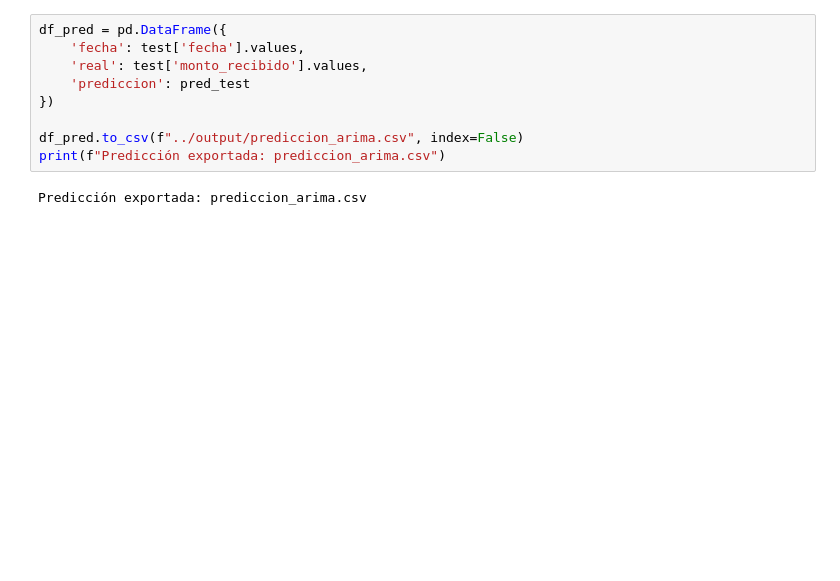
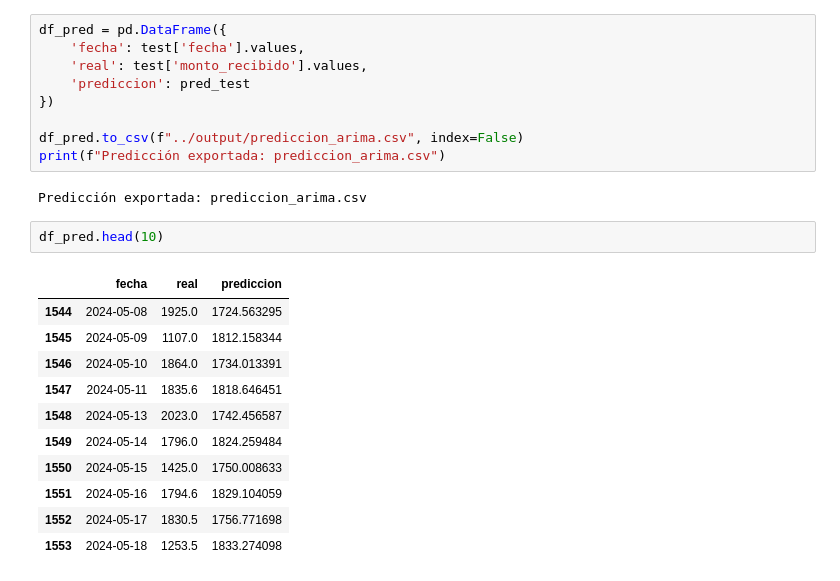
Before and after one commit to JeimiBV/alefarma, a Jupyter notebook: notebooks/ARIMA.ipynb, the cells around one changed output. Drawn from its saved outputs; the diff is of its cells as text; blank space fills up the shorter version.

```diff
--- a/notebooks/ARIMA.ipynb
+++ b/notebooks/ARIMA.ipynb
@@ -213,3 +212,17 @@ df_pred.to_csv(f"../output/prediccion_arima.csv", index=False)
 print(f"Predicción exportada: prediccion_arima.csv")
 # %% [output]
 Predicción exportada: prediccion_arima.csv
+# %%
+df_pred.head(10)
+# %% [output]
+|  | fecha | real | prediccion |
+| 1544 | 2024-05-08 | 1925.0 | 1724.563295 |
+| 1545 | 2024-05-09 | 1107.0 | 1812.158344 |
+| 1546 | 2024-05-10 | 1864.0 | 1734.013391 |
+| 1547 | 2024-05-11 | 1835.6 | 1818.646451 |
+| 1548 | 2024-05-13 | 2023.0 | 1742.456587 |
+| 1549 | 2024-05-14 | 1796.0 | 1824.259484 |
+| 1550 | 2024-05-15 | 1425.0 | 1750.008633 |
+| 1551 | 2024-05-16 | 1794.6 | 1829.104059 |
+| 1552 | 2024-05-17 | 1830.5 | 1756.771698 |
+| 1553 | 2024-05-18 | 1253.5 | 1833.274098 |
```
Also changed, not shown: parts of 8 cells of this notebook, 5 other files.
